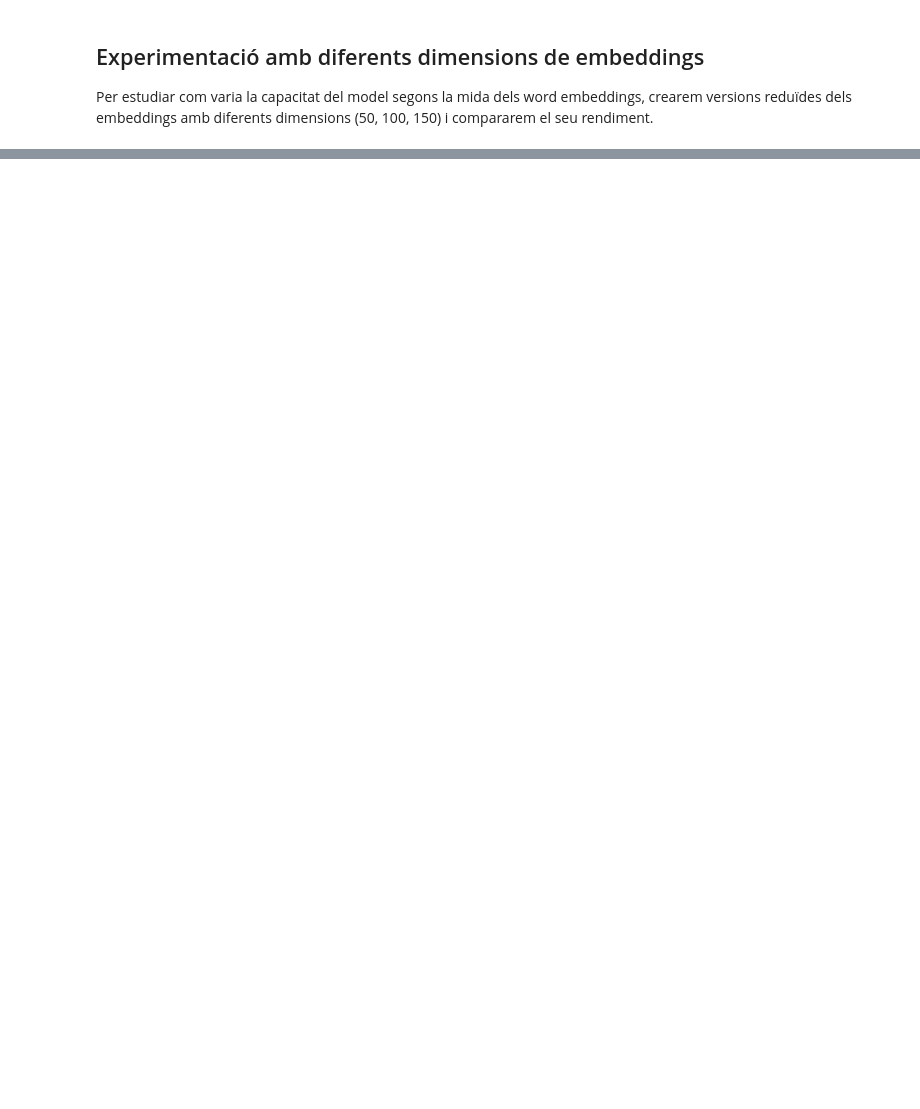
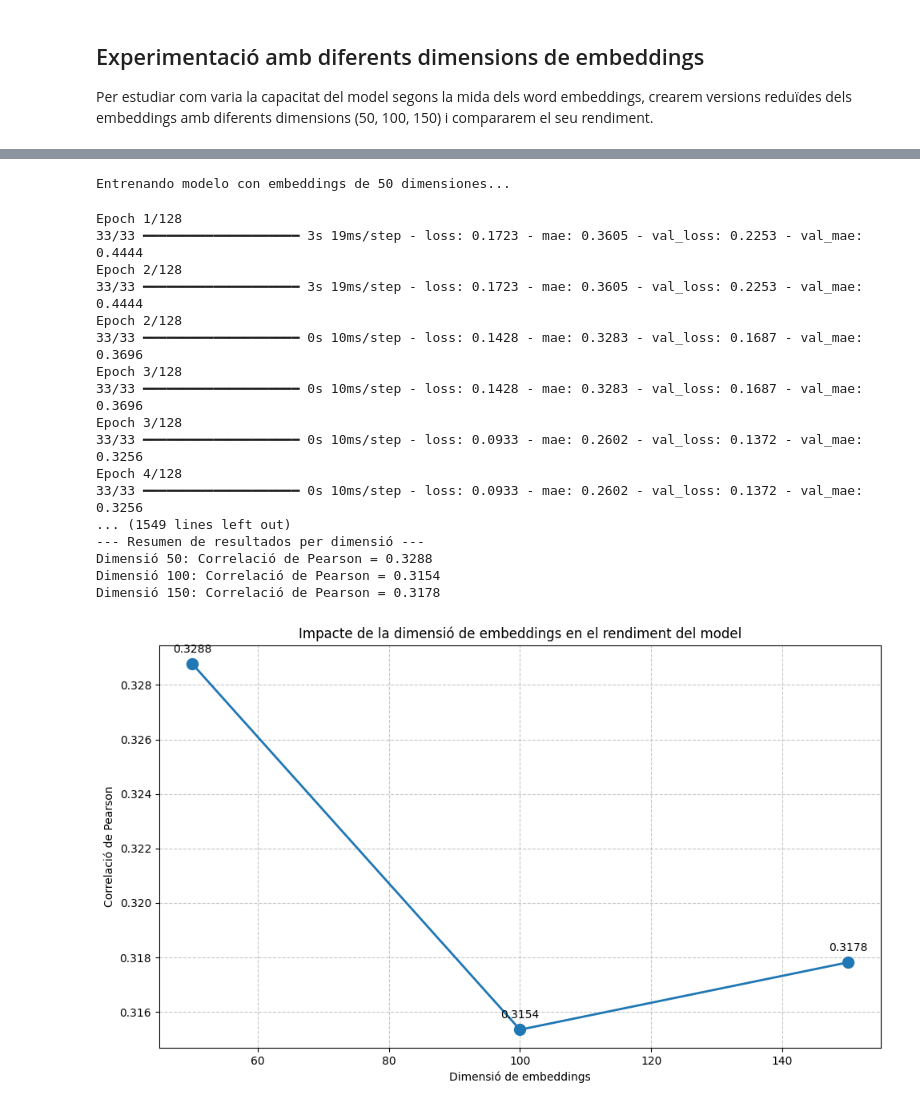
Before and after one commit to TaliaPr/Semantic-Text-Similarity, a Jupyter notebook: sequence_model.ipynb, the cells around one changed output, grey strips where cells are left out. Drawn from its saved outputs; the diff is of its cells as text; code cells hidden in the pictures; blank space fills up the shorter version.

```diff
--- a/sequence_model.ipynb
+++ b/sequence_model.ipynb
@@ -737,0 +447,57 @@ Palabra 'casa' - Vector: [-0.0359 -0.0161 -0.0268  0.0022 -0.0873]... (forma: (1
+# %%
+results = build_and_compile_model_with_reduced_embeddings(
+    reduced_models,
+    train_dataset,
+    val_dataset,
+    diccionario,
+    num_epochs,
+    x_val,
+    y_val
+)
+
+# Print results summary
+print("\n--- Resumen de resultados per dimensió ---")
+for dim in reduced_models:
+    print(f"Dimensió {dim}: Correlació de Pearson = {results[dim]:.4f}")
+
+# Create a visualization for the dimension experiment
+plt.figure(figsize=(10, 6))
+dimensions = list(results.keys())
+correlations = [results[dim] for dim in dimensions]
+
+plt.plot(dimensions, correlations, marker='o', linewidth=2, markersize=10)
+plt.xlabel('Dimensió de embeddings')
+plt.ylabel('Correlació de Pearson')
+plt.title('Impacte de la dimensió de embeddings en el rendiment del model')
+plt.grid(True, linestyle='--', alpha=0.7)
+
+# Add value annotations
+for i, dim in enumerate(dimensions):
+    plt.annotate(f'{correlations[i]:.4f}',
+                xy=(dim, correlations[i]),
+                xytext=(0, 10),
+                textcoords='offset points',
+                ha='center')
+
+plt.tight_layout()
+plt.show()
+# %% [output]
+Entrenando modelo con embeddings de 50 dimensiones...
+Epoch 1/128
+33/33 ━━━━━━━━━━━━━━━━━━━━ 3s 19ms/step - loss: 0.1723 - mae: 0.3605 - val_loss: 0.2253 - val_mae: 0.4444
+Epoch 2/128
+33/33 ━━━━━━━━━━━━━━━━━━━━ 3s 19ms/step - loss: 0.1723 - mae: 0.3605 - val_loss: 0.2253 - val_mae: 0.4444
+Epoch 2/128
+33/33 ━━━━━━━━━━━━━━━━━━━━ 0s 10ms/step - loss: 0.1428 - mae: 0.3283 - val_loss: 0.1687 - val_mae: 0.3696
+Epoch 3/128
+33/33 ━━━━━━━━━━━━━━━━━━━━ 0s 10ms/step - loss: 0.1428 - mae: 0.3283 - val_loss: 0.1687 - val_mae: 0.3696
+Epoch 3/128
+33/33 ━━━━━━━━━━━━━━━━━━━━ 0s 10ms/step - loss: 0.0933 - mae: 0.2602 - val_loss: 0.1372 - val_mae: 0.3256
+Epoch 4/128
+33/33 ━━━━━━━━━━━━━━━━━━━━ 0s 10ms/step - loss: 0.0933 - mae: 0.2602 - val_loss: 0.1372 - val_mae: 0.3256
+... (1549 lines left out)
+--- Resumen de resultados per dimensió ---
+Dimensió 50: Correlació de Pearson = 0.3288
+Dimensió 100: Correlació de Pearson = 0.3154
+Dimensió 150: Correlació de Pearson = 0.3178
+[figure, added]
```
Also changed, not shown: parts of 31 cells of this notebook, 4 other files.
